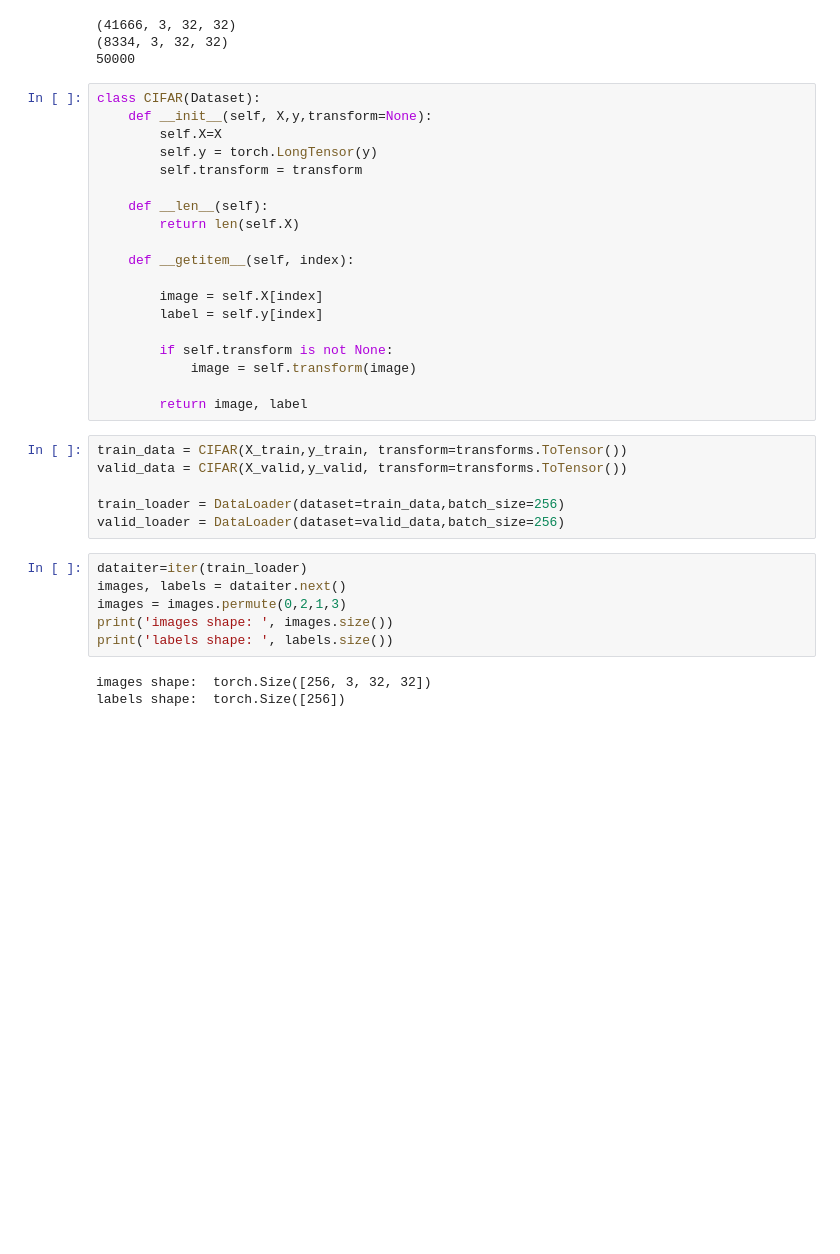
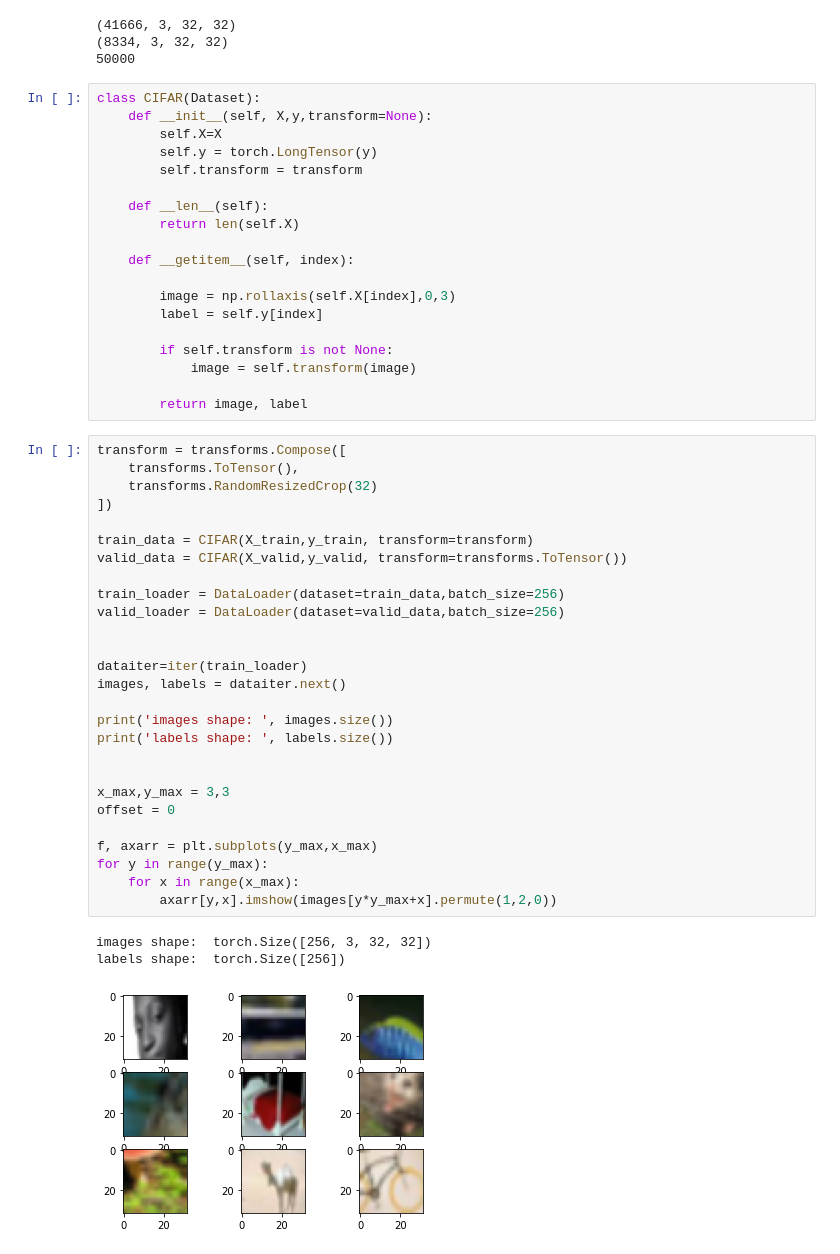
Before and after one commit to letv3/NSIETE, a Jupyter notebook: Zadanie 2/Zadanie2.ipynb, the cells around one changed output. Saved outputs shown, nothing was run; the diff lists cells and outputs as text; blank space fills up the shorter version.

```diff
--- a/Zadanie 2/Zadanie2.ipynb
+++ b/Zadanie 2/Zadanie2.ipynb
@@ -92,28 +104,44 @@ class CIFAR(Dataset):
 
     def __getitem__(self, index):
 
-        image = self.X[index]
+        image = np.rollaxis(self.X[index],0,3)
         label = self.y[index]
 
         if self.transform is not None:
             image = self.transform(image)
 
         return image, label
-# %%
-train_data = CIFAR(X_train,y_train, transform=transforms.ToTensor())
-valid_data = CIFAR(X_valid,y_valid, transform=transforms.ToTensor())
-
-train_loader = DataLoader(dataset=train_data,batch_size=256)
-valid_loader = DataLoader(dataset=valid_data,batch_size=256)
-# %%
-dataiter=iter(train_loader)
-images, labels = dataiter.next()
-images = images.permute(0,2,1,3)
-print('images shape: ', images.size())
-print('labels shape: ', labels.size())
-# %% [output]
-images shape:  torch.Size([256, 3, 32, 32])
-labels shape:  torch.Size([256])
+# %%
+transform = transforms.Compose([
+    transforms.ToTensor(),
+    transforms.RandomResizedCrop(32)
+])
+
+train_data = CIFAR(X_train,y_train, transform=transform)
+valid_data = CIFAR(X_valid,y_valid, transform=transforms.ToTensor())
+
+train_loader = DataLoader(dataset=train_data,batch_size=256)
+valid_loader = DataLoader(dataset=valid_data,batch_size=256)
+
+
+dataiter=iter(train_loader)
+images, labels = dataiter.next()
+
+print('images shape: ', images.size())
+print('labels shape: ', labels.size())
+
+
+x_max,y_max = 3,3
+offset = 0
+
+f, axarr = plt.subplots(y_max,x_max)
+for y in range(y_max):
+    for x in range(x_max):
+        axarr[y,x].imshow(images[y*y_max+x].permute(1,2,0))
+# %% [output]
+images shape:  torch.Size([256, 3, 32, 32])
+labels shape:  torch.Size([256])
+[figure, added]
 # %%
 class SimpleNet(nn.Module):
     def __init__(self, in_chanels, num_classes):
```
Also changed, not shown: parts of 12 cells of this notebook.
